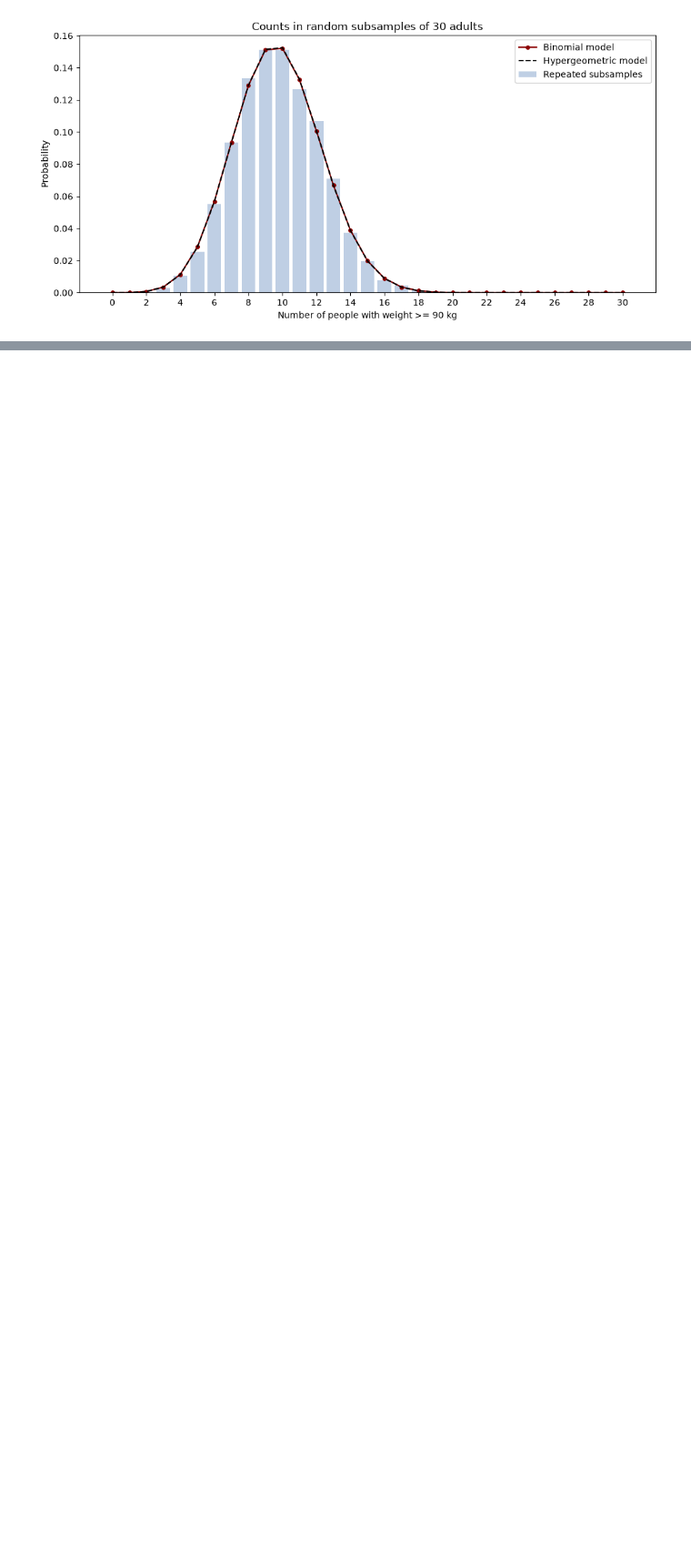
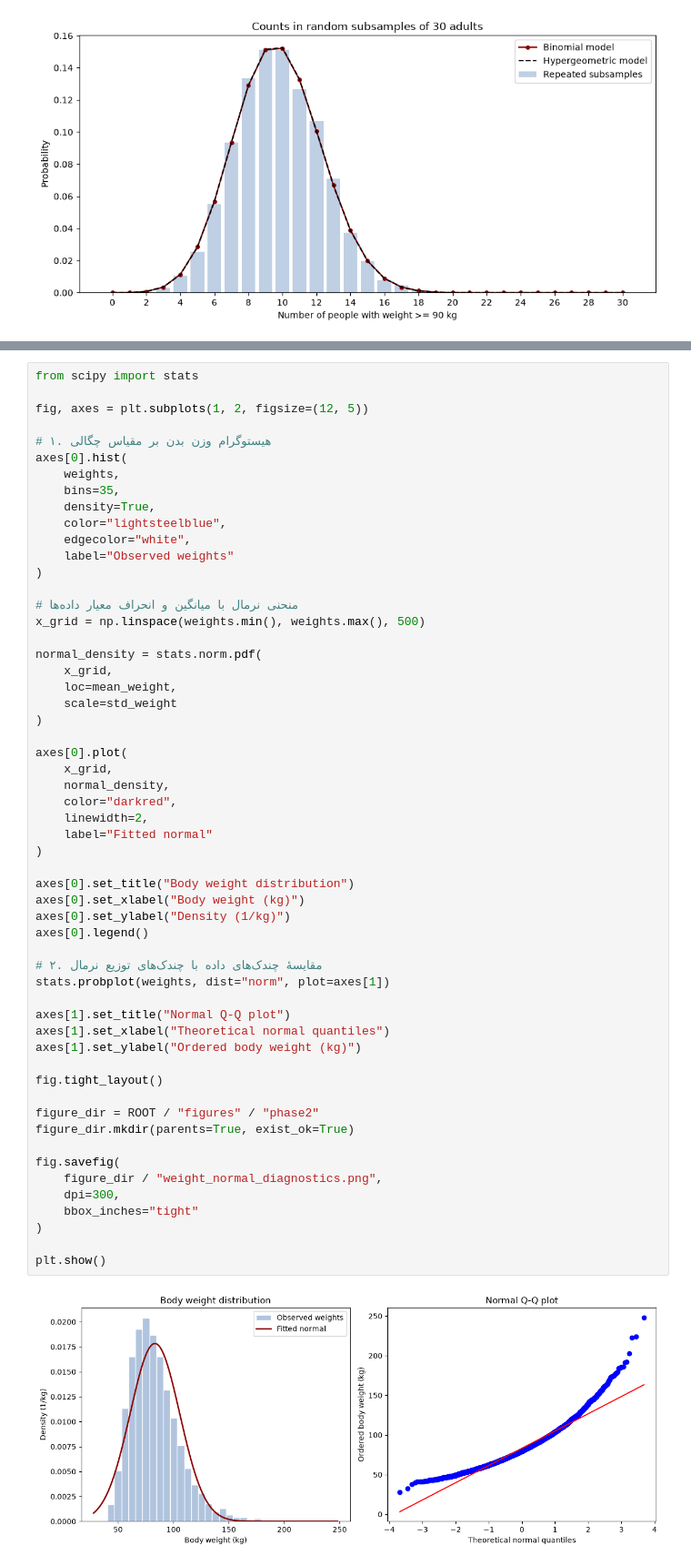
Before and after one commit to nazaninhasani/Amar, a Jupyter notebook: notebooks/phase2_analysis.ipynb, the cells around one changed output, grey strips where cells are left out. Shown at 91% size. Saved outputs shown, nothing was run; the diff lists cells and outputs as text; blank space fills up the shorter version.

Commit message:
phase2: assess weight distribution, normal approximation and outliers

```diff
--- a/notebooks/phase2_analysis.ipynb
+++ b/notebooks/phase2_analysis.ipynb
@@ -464,0 +509,58 @@ plt.show()
+# %%
+from scipy import stats
+
+fig, axes = plt.subplots(1, 2, figsize=(12, 5))
+
+# ۱. هیستوگرام وزن بدن بر مقیاس چگالی
+axes[0].hist(
+    weights,
+    bins=35,
+    density=True,
+    color="lightsteelblue",
+    edgecolor="white",
+    label="Observed weights"
+)
+
+# منحنی نرمال با میانگین و انحراف معیار داده‌ها
+x_grid = np.linspace(weights.min(), weights.max(), 500)
+
+normal_density = stats.norm.pdf(
+    x_grid,
+    loc=mean_weight,
+    scale=std_weight
+)
+
+axes[0].plot(
+    x_grid,
+    normal_density,
+    color="darkred",
+    linewidth=2,
+    label="Fitted normal"
+)
+
+axes[0].set_title("Body weight distribution")
+axes[0].set_xlabel("Body weight (kg)")
+axes[0].set_ylabel("Density (1/kg)")
+axes[0].legend()
+
+# ۲. مقایسهٔ چندک‌های داده با چندک‌های توزیع نرمال
+stats.probplot(weights, dist="norm", plot=axes[1])
+
+axes[1].set_title("Normal Q-Q plot")
+axes[1].set_xlabel("Theoretical normal quantiles")
+axes[1].set_ylabel("Ordered body weight (kg)")
+
+fig.tight_layout()
+
+figure_dir = ROOT / "figures" / "phase2"
+figure_dir.mkdir(parents=True, exist_ok=True)
+
+fig.savefig(
+    figure_dir / "weight_normal_diagnostics.png",
+    dpi=300,
+    bbox_inches="tight"
+)
+
+plt.show()
+# %% [output]
+[figure, added]
```
Also changed, not shown: parts of 3 cells of this notebook, 1 other file.
